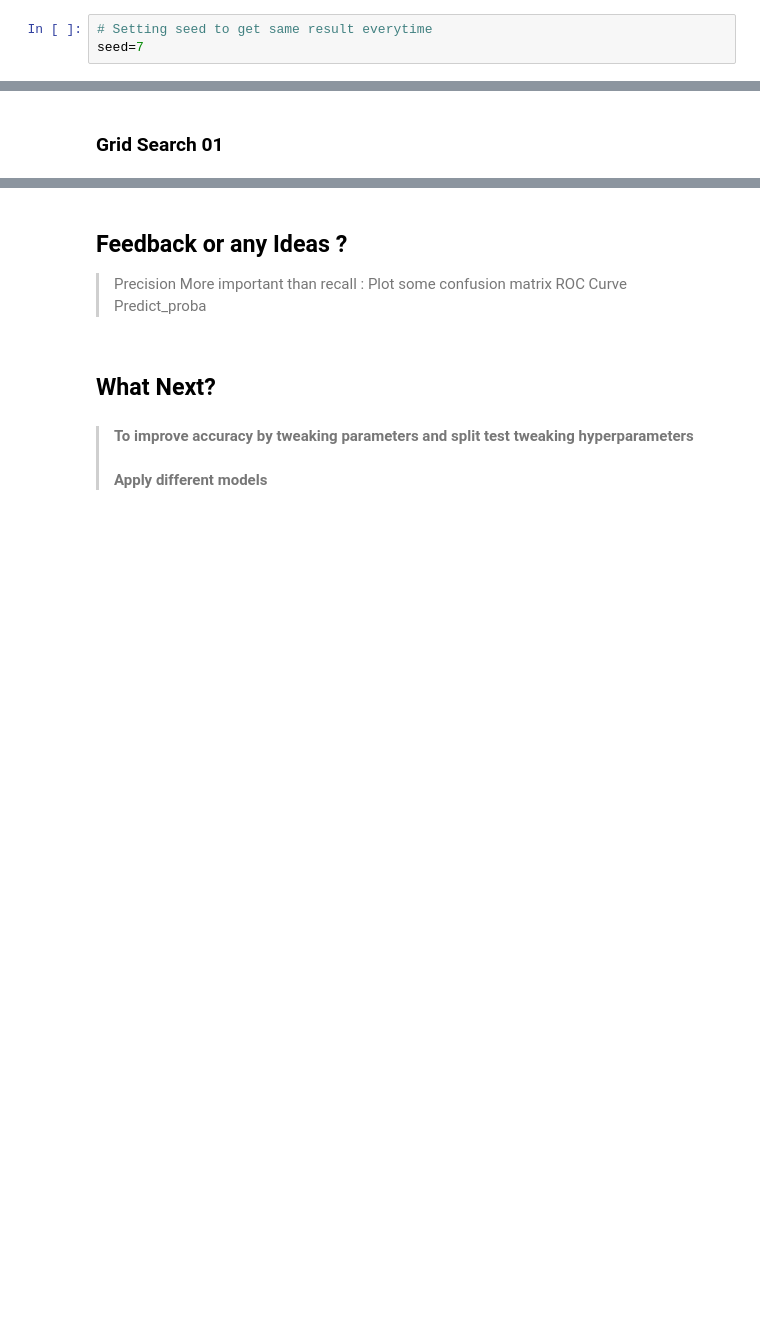
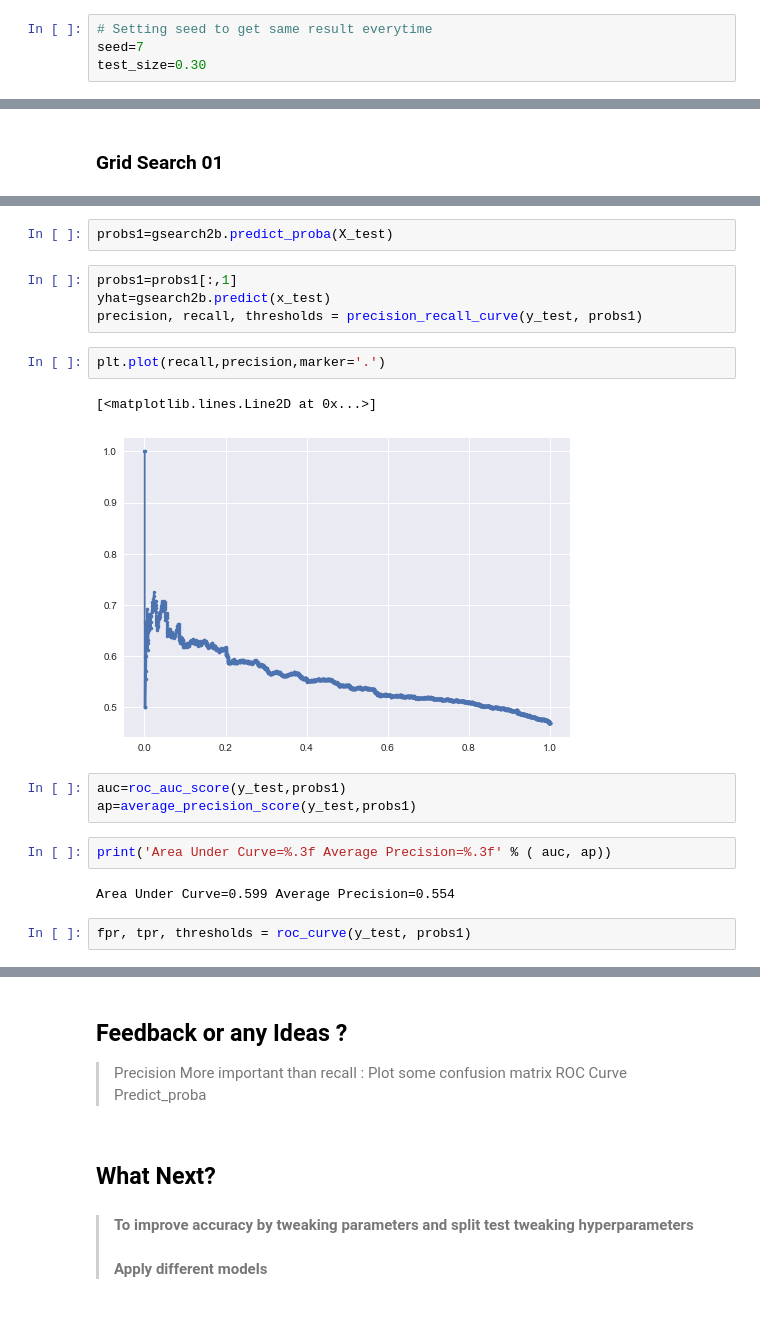
Before and after one commit to amitbhsingh/Project, a Jupyter notebook: 01_Project/binance.ipynb, the cells around one changed output, grey strips where cells are left out. Drawn from its saved outputs; the diff is of its cells as text; blank space fills up the shorter version.

```diff
--- a/01_Project/binance.ipynb
+++ b/01_Project/binance.ipynb
@@ -299,6 +326,7 @@ from sklearn.grid_search import GridSearchCV
 # %%
 # Setting seed to get same result everytime
 seed=7
+test_size=0.30
 # %%
 X_train, X_test, y_train, y_test = train_test_split(X_tsfresh_cr, y, test_size=test_size, random_state=seed)
 # %%
@@ -333,0 +472,20 @@ gsearch1.grid_scores_, gsearch1.best_params_, gsearch1.best_score_
+# %%
+probs1=gsearch2b.predict_proba(X_test)
+# %%
+probs1=probs1[:,1]
+yhat=gsearch2b.predict(x_test)
+precision, recall, thresholds = precision_recall_curve(y_test, probs1)
+# %%
+plt.plot(recall,precision,marker='.')
+# %% [output]
+[<matplotlib.lines.Line2D at 0x...>]
+[figure, added]
+# %%
+auc=roc_auc_score(y_test,probs1)
+ap=average_precision_score(y_test,probs1)
+# %%
+print('Area Under Curve=%.3f Average Precision=%.3f' % ( auc, ap))
+# %% [output]
+Area Under Curve=0.599 Average Precision=0.554
+# %%
+fpr, tpr, thresholds = roc_curve(y_test, probs1)
```
Also changed, not shown: parts of 45 cells of this notebook, 1 other file.
